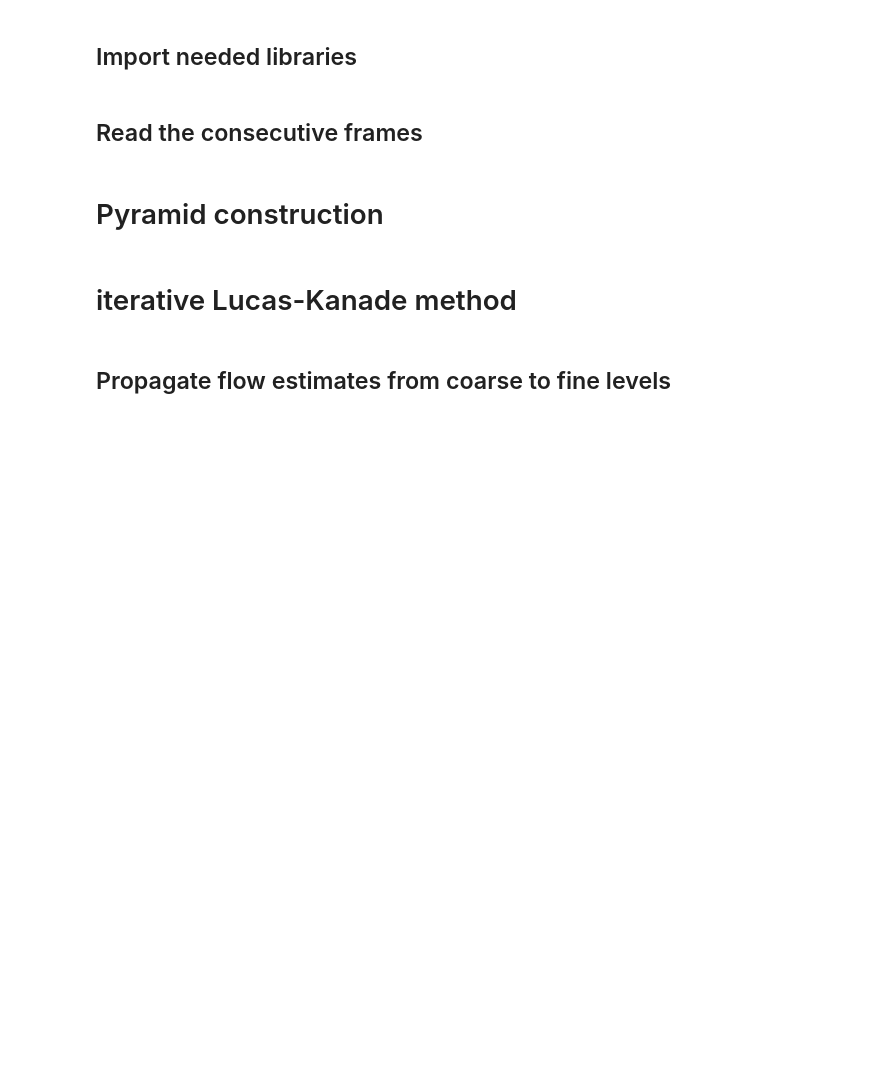
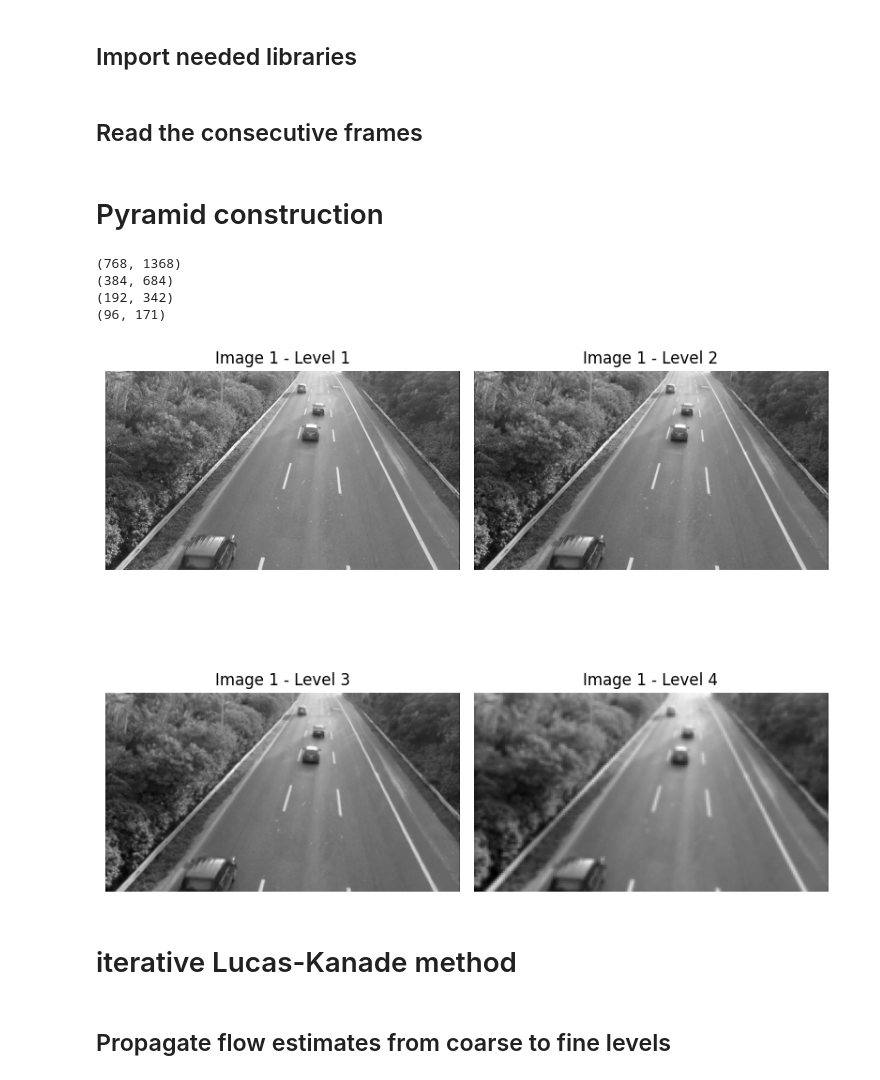
Before and after one commit to DiaaAhmedHassan/pyramidal_optical_flow_project, a Jupyter notebook: code.ipynb, the cells around one changed output. Drawn from its saved outputs; the diff is of its cells as text; code cells hidden in the pictures; blank space fills up the shorter version.

Commit message:
feat: frame capture script, construct images pyramid function ready

```diff
--- a/code.ipynb
+++ b/code.ipynb
@@ -6,13 +6,47 @@ from cv2 import pyrDown, Sobel, warpAffine
 # %% [markdown]
 ## Read the consecutive frames
 # %%
-I1 = cv.imread("")
-I2 = cv.imread("")
+I1 = cv.imread("./resources/frame1.png", flags=cv.IMREAD_GRAYSCALE)
+I2 = cv.imread("./resources/frame2.png", flags=cv.IMREAD_GRAYSCALE)
 # %% [markdown]
 # Pyramid construction
 # %%
-def constructImagePyramid(I1, I2):
-    raise NotImplementedError
+def constructImagePyramid(I1, I2, L):
+    pyramid1 = [I1]
+    pyramid2 = [I2]
+
+    for l in range(1, L):
+        prev1 = pyramid1[l-1]
+        prev2 = pyramid2[l-1]
+        pyramid1.append(cv.pyrDown(prev1))
+        pyramid2.append(cv.pyrDown(prev2))
+
+    return pyramid1, pyramid2
+# %%
+pyramid1 = constructImagePyramid(I1, I2, 4)[0]
+for img in pyramid1:
+    print(img.shape)
+# %% [output]
+(768, 1368)
+(384, 684)
+(192, 342)
+(96, 171)
+# %%
+import matplotlib.pyplot as plt
+
+# Display them in a 2x2 grid
+plt.figure(figsize=(8, 8))
+
+for idx, img in enumerate(pyramid1, start=1):
+    plt.subplot(2, 2, idx)
+    plt.imshow(img, cmap='gray')
+    plt.title(f'Image 1 - Level {idx}')
+    plt.axis('off')
+
+plt.tight_layout()
+plt.show()
+# %% [output]
+[figure, added]
 # %% [markdown]
 # iterative Lucas-Kanade method
 # %%
```
Also changed, not shown: 6 other files.
